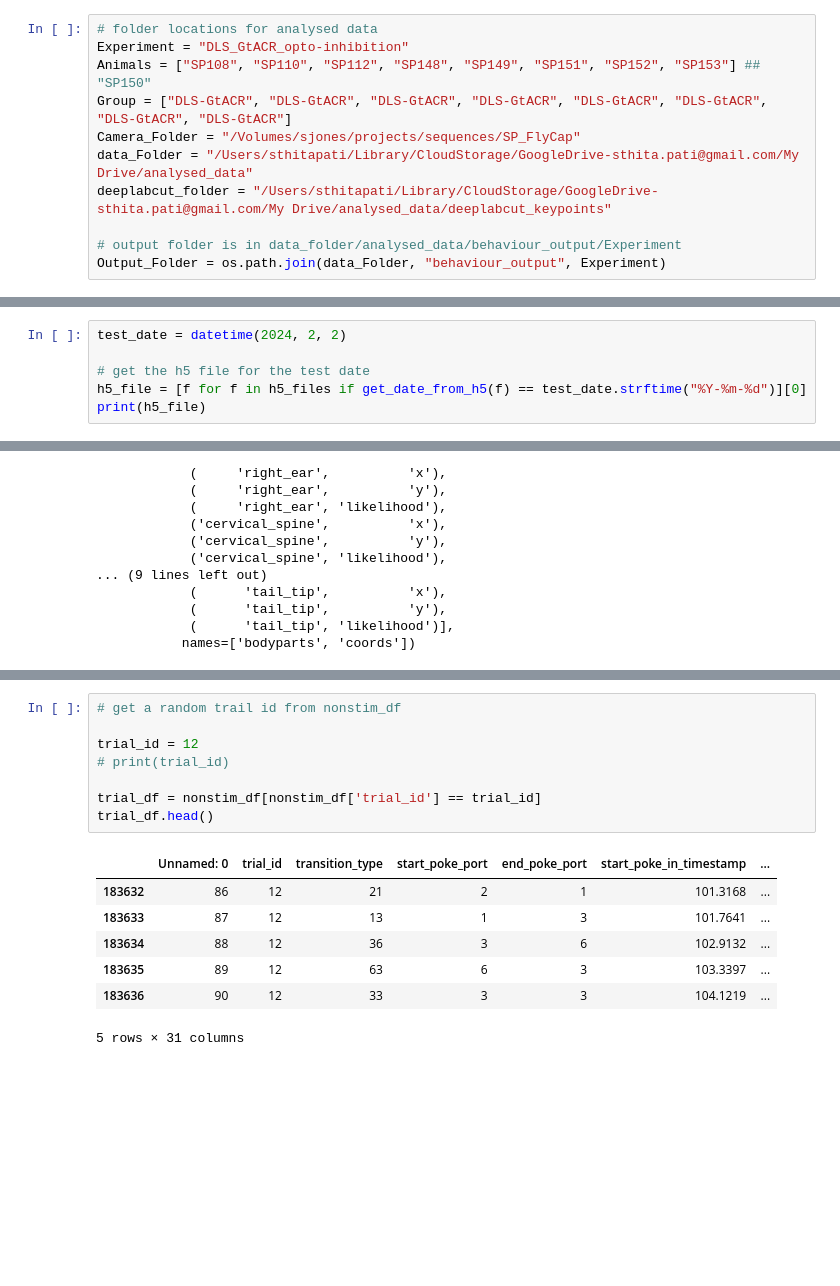
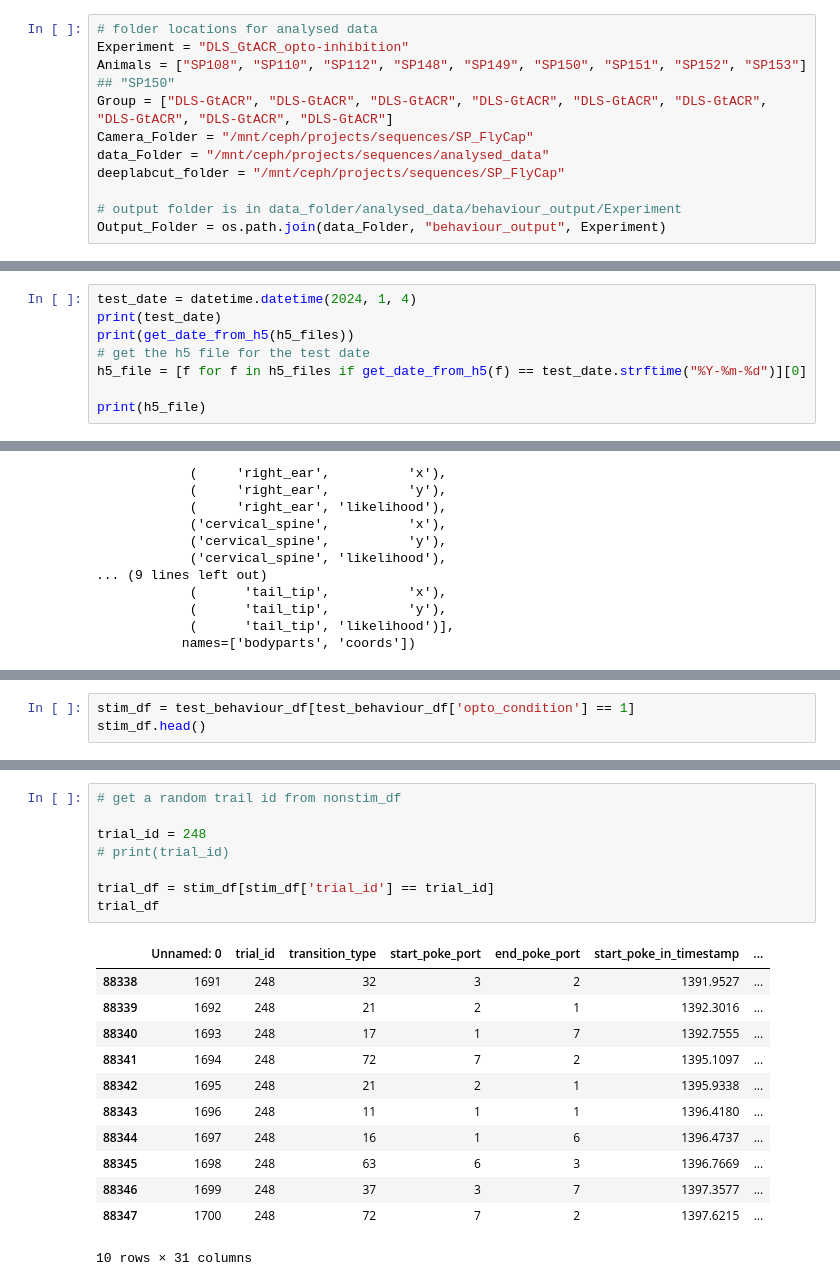
Before and after one commit to sthitapati/sequence_analysis, a Jupyter notebook: notebooks/tracking_DLS.ipynb, the cells around one changed output, grey strips where cells are left out. Cells and saved outputs as stored; diff of their text form; blank space fills up the shorter version.

```diff
--- a/notebooks/tracking_DLS.ipynb
+++ b/notebooks/tracking_DLS.ipynb
@@ -29,11 +30,11 @@ from src.utils.optostim import *
 # %%
 # folder locations for analysed data
 Experiment = "DLS_GtACR_opto-inhibition"
-Animals = ["SP108", "SP110", "SP112", "SP148", "SP149", "SP151", "SP152", "SP153"] ## "SP150"
-Group = ["DLS-GtACR", "DLS-GtACR", "DLS-GtACR", "DLS-GtACR", "DLS-GtACR", "DLS-GtACR", "DLS-GtACR", "DLS-GtACR"]
-Camera_Folder = "/Volumes/sjones/projects/sequences/SP_FlyCap"
-data_Folder = "/Users/sthitapati/Library/CloudStorage/GoogleDrive-sthita.pati@gmail.com/My Drive/analysed_data"
-deeplabcut_folder = "/Users/sthitapati/Library/CloudStorage/GoogleDrive-sthita.pati@gmail.com/My Drive/analysed_data/deeplabcut_keypoints"
+Animals = ["SP108", "SP110", "SP112", "SP148", "SP149", "SP150", "SP151", "SP152", "SP153"] ## "SP150"
+Group = ["DLS-GtACR", "DLS-GtACR", "DLS-GtACR", "DLS-GtACR", "DLS-GtACR", "DLS-GtACR", "DLS-GtACR", "DLS-GtACR", "DLS-GtACR"]
+Camera_Folder = "/mnt/ceph/projects/sequences/SP_FlyCap"
+data_Folder = "/mnt/ceph/projects/sequences/analysed_data"
+deeplabcut_folder = "/mnt/ceph/projects/sequences/SP_FlyCap"
 
 # output folder is in data_folder/analysed_data/behaviour_output/Experiment
 Output_Folder = os.path.join(data_Folder, "behaviour_output", Experiment)
@@ -109,9 +110,11 @@ def get_date_from_h5(h5_filenames):
 
 # print(get_date_from_h5(h5_filename))
 # %%
-test_date = datetime(2024, 2, 2)
-
+test_date = datetime.datetime(2024, 1, 4)
+print(test_date)
+print(get_date_from_h5(h5_files))
 # get the h5 file for the test date
 h5_file = [f for f in h5_files if get_date_from_h5(f) == test_date.strftime("%Y-%m-%d")][0]
+
 print(h5_file)
 # %% [output]
@@ -290 +298,4 @@ nonstim_df.head()
 5 rows × 31 columns
+# %%
+stim_df = test_behaviour_df[test_behaviour_df['opto_condition'] == 1]
+stim_df.head()
@@ -291,19 +310,24 @@ nonstim_df.head()
 # %%
 # get a random trail id from nonstim_df
 
-trial_id = 12
+trial_id = 248
 # print(trial_id)
 
-trial_df = nonstim_df[nonstim_df['trial_id'] == trial_id]
-trial_df.head()
+trial_df = stim_df[stim_df['trial_id'] == trial_id]
+trial_df
 # %% [output]
 |  | Unnamed: 0 | trial_id | transition_type | start_poke_port | end_poke_port | start_poke_in_timestamp | ... |
-| 183632 | 86 | 12 | 21 | 2 | 1 | 101.3168 | ... |
-| 183633 | 87 | 12 | 13 | 1 | 3 | 101.7641 | ... |
-| 183634 | 88 | 12 | 36 | 3 | 6 | 102.9132 | ... |
-| 183635 | 89 | 12 | 63 | 6 | 3 | 103.3397 | ... |
-| 183636 | 90 | 12 | 33 | 3 | 3 | 104.1219 | ... |
+| 88338 | 1691 | 248 | 32 | 3 | 2 | 1391.9527 | ... |
+| 88339 | 1692 | 248 | 21 | 2 | 1 | 1392.3016 | ... |
+| 88340 | 1693 | 248 | 17 | 1 | 7 | 1392.7555 | ... |
+| 88341 | 1694 | 248 | 72 | 7 | 2 | 1395.1097 | ... |
+| 88342 | 1695 | 248 | 21 | 2 | 1 | 1395.9338 | ... |
+| 88343 | 1696 | 248 | 11 | 1 | 1 | 1396.4180 | ... |
+| 88344 | 1697 | 248 | 16 | 1 | 6 | 1396.4737 | ... |
+| 88345 | 1698 | 248 | 63 | 6 | 3 | 1396.7669 | ... |
+| 88346 | 1699 | 248 | 37 | 3 | 7 | 1397.3577 | ... |
+| 88347 | 1700 | 248 | 72 | 7 | 2 | 1397.6215 | ... |
-5 rows × 31 columns
+10 rows × 31 columns
 # %%
 camera_start = trial_df['camera_trial_start_times'].values[0]
 camera_end = trial_df['camera_trial_end_times'].values[0]
```
Also changed, not shown: parts of 26 cells of this notebook.
